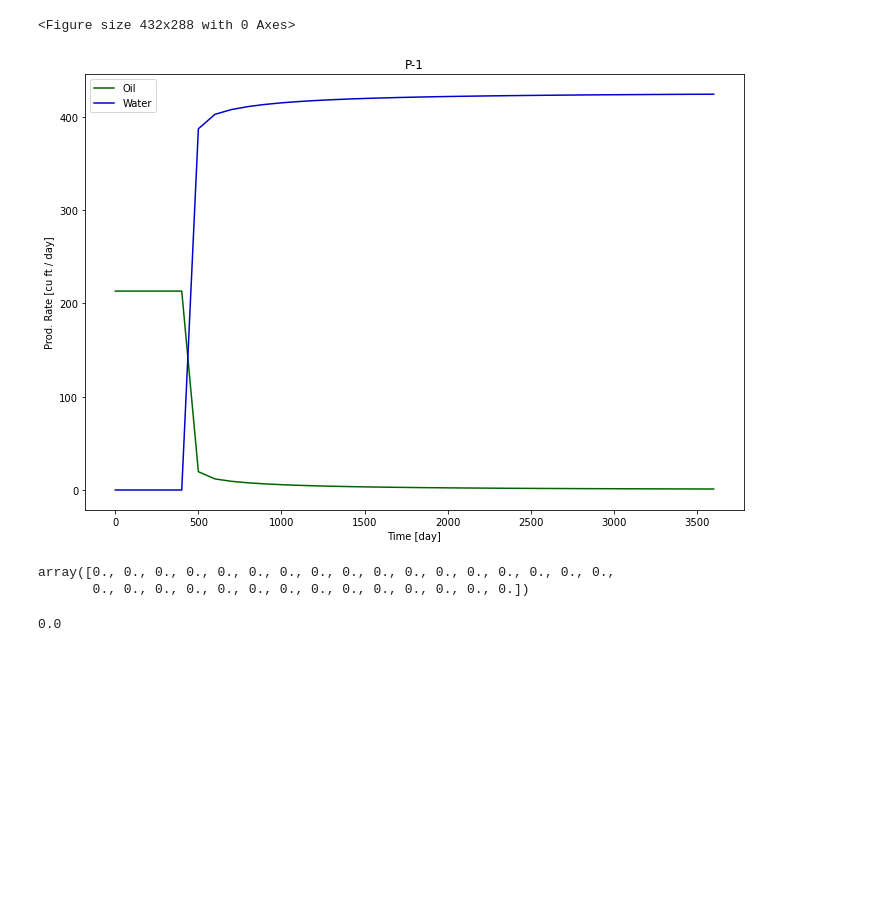
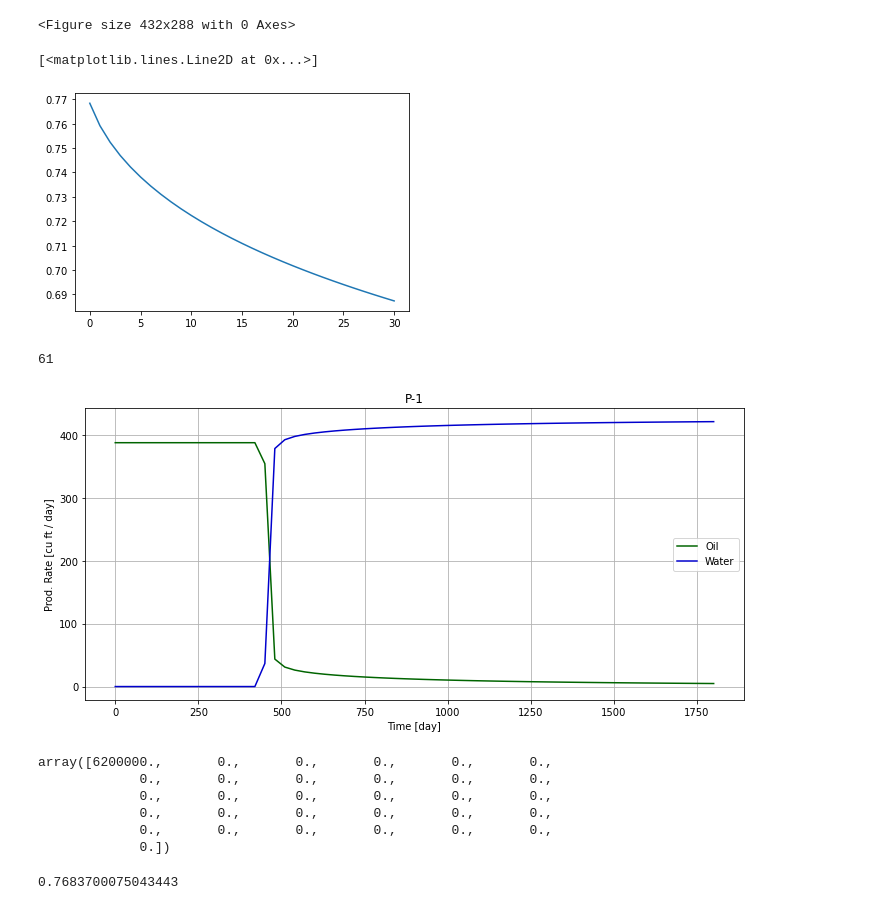
Before and after one commit to te288/intro_to_NA2022, a Jupyter notebook: Intro2ResSim/IMPES/IMPES_ans/IMPES_main_ans.ipynb, the cells around one changed output. Saved outputs shown, nothing was run; the diff lists cells and outputs as text; code cells hidden in the pictures; blank space fills up the shorter version.

```diff
--- a/Intro2ResSim/IMPES/IMPES_ans/IMPES_main_ans.ipynb
+++ b/Intro2ResSim/IMPES/IMPES_ans/IMPES_main_ans.ipynb
@@ -77,10 +77,10 @@ def ShowSw_Plot(x, Sw, t, L, saveflag, showflag, fig):
 # %%
 ####### ----- Reservoir Properties and Simulation control ---- ######
 # Simulation control Parameters
-dt       = 0.50  # initial time step[day]. time step might be revised to meet CFL condition
-t_max    = 365.25*10 # [day] simulation will continues until t becomes t_max
+dt       = 1/24  # initial time step[day]. time step might be revised to meet CFL condition
+t_max    = 365.25*5 # [day] simulation will continues until t becomes t_max
 n_max    = 1e8 # maximum interation [-]
-n_out    = 200 # 1000以上がいいと思う。
+n_out    = 24*30 # 1000以上がいいと思う。
 t_hist   = [0] # vector to hold time of day when simulation result is output
 plotsave = 0 # boot variables to control save plot(1 == save)
 plotshow = 1 # show Saturation distribution every t_out [day]
@@ -140,7 +140,7 @@ nw           = 3.0 # exponent of water relative permeability curve [>1]
 
 # Oil water Properties
 vis_o        = 1.0 # viscosity of oil [cp]
-Bo           = 2.0 # formation volume factor of oil
+Bo           = 1.10 # formation volume factor of oil
 co           = 1e-5 # compressibility of oil [psi^-1]
 So_r         = 0.2 # residual oil saturation
 So_init      = 1 - Sw_init # initial oil saturation progile
@@ -148,13 +148,13 @@ perm_ro_max  = 1 # maximuam relative perm. of oil [-]
 no           = 3.0 # exponent of oil relative permeability curve [>1]
 
 ###### ----- Boundary Condition (Aquifer) ---- ######
-aquiferWest      = 0; # Aquifer exists at x = 0
+aquiferWest      = 1; # Aquifer exists at x = 0
 aquiferEast      = 0; # Aquifer exists at x = Lx
 perm_Aq_w        = 100;
 perm_Aq_e        = 100;
 perm_rw_Aq       = np.max(cal_krw_ans(np.ones(2), Sw_i, So_r, perm_rw_max, nw));
-perm_ro_Aq       = np.max(cal_kro_ans(np.ones(2), Sw_i, So_r, perm_rw_max, nw));
-Pb_w             = 5000;
+perm_ro_Aq       = np.max(cal_kro_ans(np.zeros(2), Sw_i, So_r, perm_rw_max, nw));
+Pb_w             = 2000;
 Pb_e             = 1000;
 
 ###### ----- Well, Production & Injection Information ---- ######
@@ -169,8 +169,8 @@ Qin = np.zeros(nx) # Injection wells
 #loc_Qin  = [16]
 #Qin[loc_Qin[0]]   = 2*426.5
 
-loc_Qin  = [0]
-Qin[loc_Qin[0]]   = 426.5
+#loc_Qin  = [0]
+#Qin[loc_Qin[0]]   = 426.5
 
 # Production Well Properties
 # production wells are controlled by flow rate[ft^s /day] at Reservoir Condition
@@ -344,46 +347,60 @@ ShowSw_Cont(Sw_old, t, Lx, Ly, saveSw_contour, 1, fig3)
 # %% [output]
 [figure]
 <Figure size 432x288 with 0 Axes>
+# %%
+plt.plot(Sw_new)
+# %% [output]
+[<matplotlib.lines.Line2D at 0x...>]
+[figure, added]
 # %%
 Oil = ProdOil.reshape(-1, len(Qout_loc))
 Water = ProdWater.reshape(-1, len(Qout_loc))
 
-fig_prod, ax = plt.subplots(len(Qout_loc), 1, tight_layout=True, figsize= (10, 7))
+fig_prod, ax = plt.subplots(len(Qout_loc), 1, tight_layout=True, figsize= (10, 5))
 
 # default
 ind_str = 0
 ind_end = len(t_hist)
-
+print(len(t_hist))
 # cutomize
-#ind_str = 170
-#ind_end = 280
+#ind_str = 100
+ind_end = 500
 
 for i in range(0, len(Qout_loc)):
     if len(Qout_loc) == 1:
         #
         ax.plot(t_hist[ind_str : ind_end], Oil[ind_str : ind_end,i], color='#006400', label= 'Oil')
         ax.plot(t_hist[ind_str : ind_end], Water[ind_str : ind_end,i], color='#0000cd', label= 'Water')
         ax.set_xlabel('Time [day]')
         ax.set_ylabel('Prod. Rate [cu ft / day]')
         ax.set_title(Qout_name[i])
+        ax.grid()
+        # ax.set_xticks(list(np.linspace(42, 150, 42)))
+        # ax.set_yticks(list(np.linspace(3, 426.5/2, 30)))
+        # ax.set_xlim(42, 150)
         ax.legend()
     else:
         ax[i].plot(t_hist[ind_str : ind_end], Oil[ind_str : ind_end,i], color='#006400', label= 'Oil')
         ax[i].plot(t_hist[ind_str : ind_end], Water[ind_str : ind_end,i], color='#0000cd', label= 'Water')
         ax[i].set_xlabel('Time [day]')
-        ax[i].set_ylabel('Prod. Rate [cu ft / day]')
+        ax[i].set_ylabel('Prod. Rate [cf / day]')
         ax[i].set_title(Qout_name[i])
         ax[i].legend()
 
 plt.subplots_adjust(wspace=0.4, hspace=0.6)
 # %% [output]
+61
-[figure, old version]
+[figure, new version]
 # %%
 bcs_w
 # %% [output]
-array([0., 0., 0., 0., 0., 0., 0., 0., 0., 0., 0., 0., 0., 0., 0., 0., 0.,
-       0., 0., 0., 0., 0., 0., 0., 0., 0., 0., 0., 0., 0., 0.])
+array([6200000.,       0.,       0.,       0.,       0.,       0.,
+             0.,       0.,       0.,       0.,       0.,       0.,
+             0.,       0.,       0.,       0.,       0.,       0.,
+             0.,       0.,       0.,       0.,       0.,       0.,
+             0.,       0.,       0.,       0.,       0.,       0.,
+             0.])
 # %%
 np.max(Sw_new)
 # %% [output]
-0.0
+0.7683700075043443
```
Also changed, not shown: parts of 6 cells of this notebook, 14 other files.
